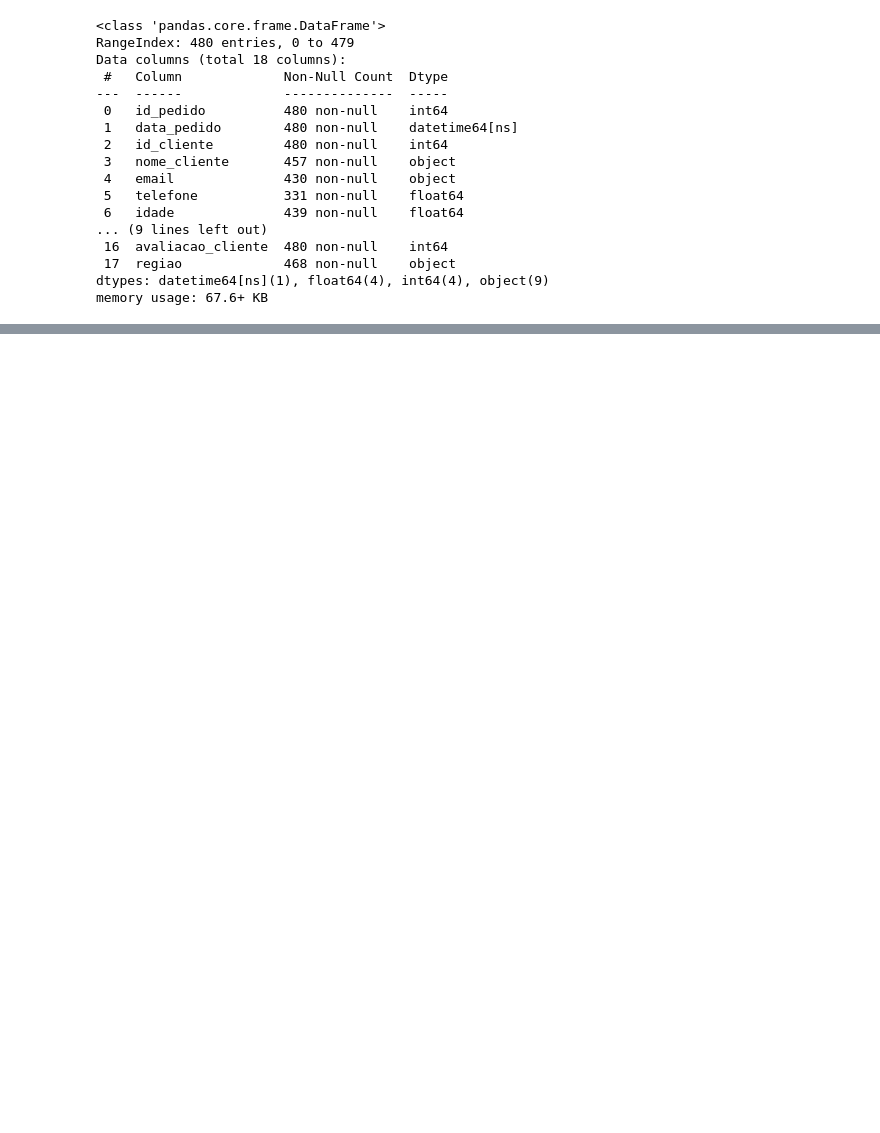
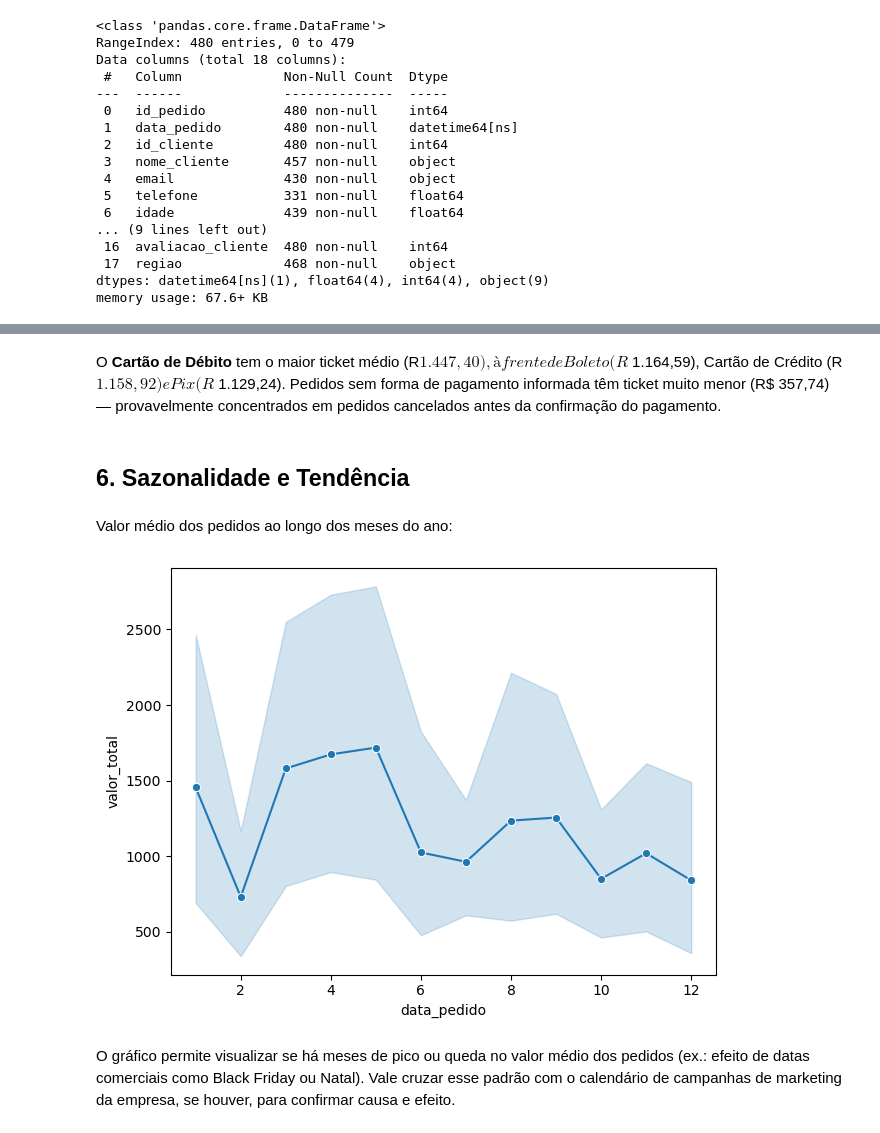
Before and after one commit to Gutembergss/Analise_ecommerce, a Jupyter notebook: projeto_ecommerce_analise.ipynb, the cells around one changed output, grey strips where cells are left out. Cells and saved outputs as stored; diff of their text form; code cells hidden in the pictures; blank space fills up the shorter version.

```diff
--- a/projeto_ecommerce_analise.ipynb
+++ b/projeto_ecommerce_analise.ipynb
@@ -151,0 +197,13 @@ array([[<Axes: title={'center': 'idade'}>,
+# %% [markdown]
+O **Cartão de Débito** tem o maior ticket médio (R$ 1.447,40), à frente de Boleto (R$ 1.164,59), Cartão de Crédito (R$ 1.158,92) e Pix (R$ 1.129,24). Pedidos sem forma de pagamento informada têm ticket muito menor (R$ 357,74) — provavelmente concentrados em pedidos cancelados antes da confirmação do pagamento.
+# %% [markdown]
+## 6. Sazonalidade e Tendência
+# %% [markdown]
+Valor médio dos pedidos ao longo dos meses do ano:
+# %%
+sns.lineplot(df,x=df['data_pedido'].dt.month,y='valor_total', marker='o')
+plt.tight_layout()
+# %% [output]
+[figure, added]
+# %% [markdown]
+O gráfico permite visualizar se há meses de pico ou queda no valor médio dos pedidos (ex.: efeito de datas comerciais como Black Friday ou Natal). Vale cruzar esse padrão com o calendário de campanhas de marketing da empresa, se houver, para confirmar causa e efeito.
```
Also changed, not shown: parts of 64 cells of this notebook, 3 other files.
